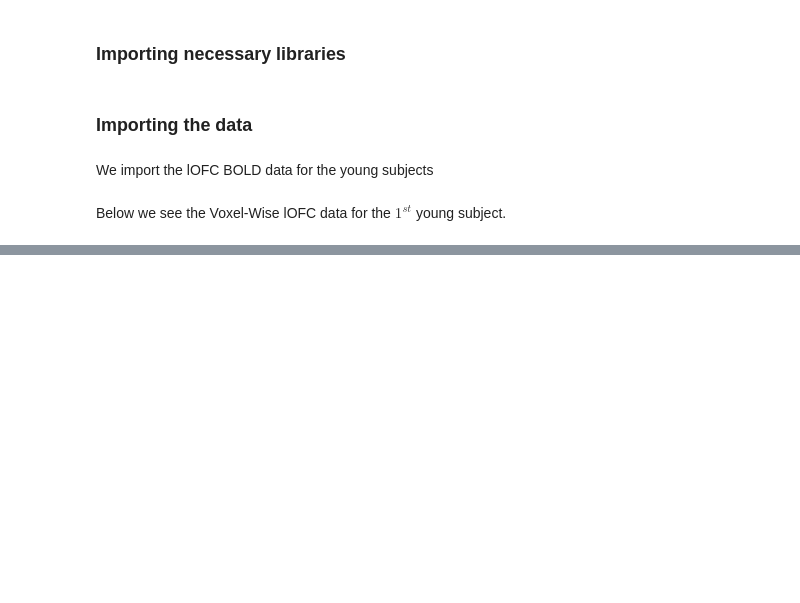
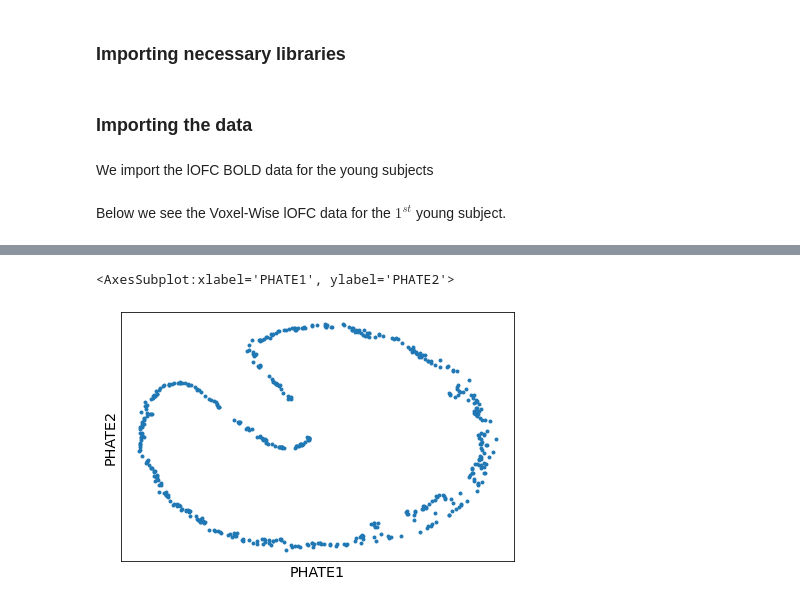
Before and after one commit to RishiDarkDevil/Neural-Uncertainty-Representation, a Jupyter notebook: PHATE.ipynb, the cells around one changed output, grey strips where cells are left out. Drawn from its saved outputs; the diff is of its cells as text; code cells hidden in the pictures; blank space fills up the shorter version.

```diff
--- a/PHATE.ipynb
+++ b/PHATE.ipynb
@@ -61,0 +84,3 @@ scp.plot.scatter2d(phate_embd, ticks=None, label_prefix='PHATE')
+# %%
+phate_op = ph.PHATE()
+phate_embd =  phate_op.fit_transform(data1.T)
@@ -61,0 +105,5 @@ scp.plot.scatter2d(phate_embd, ticks=None, label_prefix='PHATE')
+# %%
+scp.plot.scatter2d(phate_embd, ticks=None, label_prefix='PHATE')
+# %% [output]
+<AxesSubplot:xlabel='PHATE1', ylabel='PHATE2'>
+[figure, added]
```
Also changed, not shown: parts of 9 cells of this notebook.
